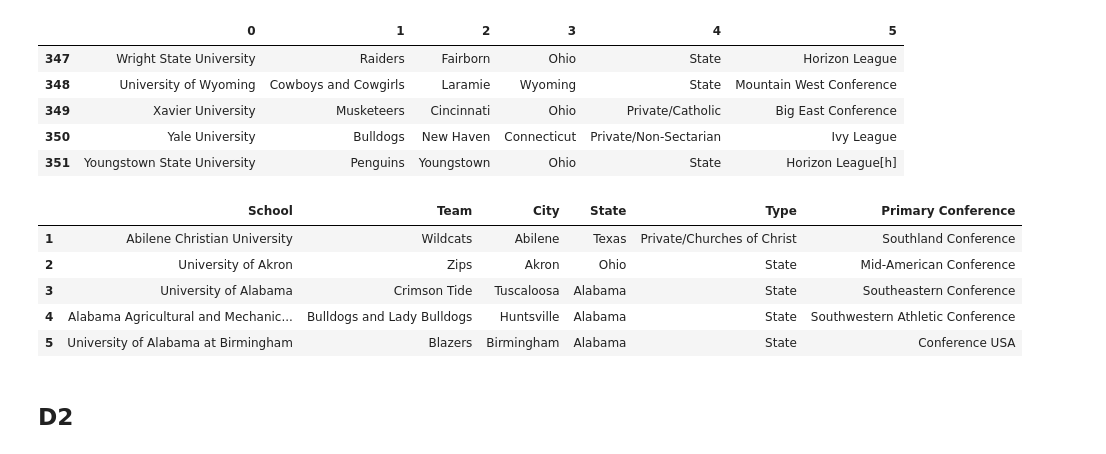
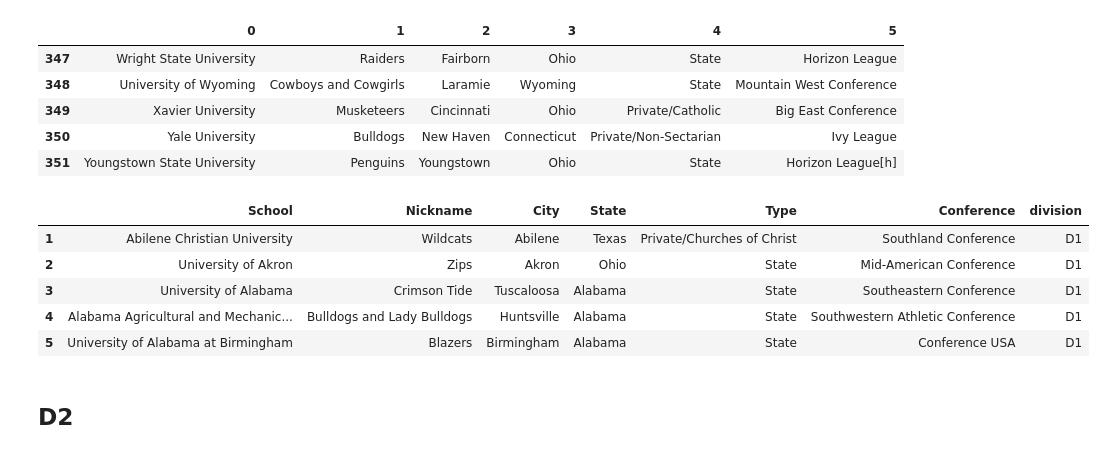
Before and after one commit to mayamadhavan/projects, a Jupyter notebook: project_kojak/1_prepping_data/gathering_other_data.ipynb, the cells around one changed output. Cells and saved outputs as stored; diff of their text form; code cells hidden in the pictures.

```diff
--- a/project_kojak/1_prepping_data/gathering_other_data.ipynb
+++ b/project_kojak/1_prepping_data/gathering_other_data.ipynb
@@ -24,14 +24,16 @@ d1.tail()
 # %%
 d1.columns = d1.iloc[0]
 d1=d1.reindex(d1.index.drop(0))
+d1=d1.rename(columns = {'Team':'Nickname', 'Primary Conference': 'Conference'})
+d1['division']=pd.Series(['D1']*len(d1))
 d1.head()
 # %% [output]
-|  | School | Team | City | State | Type | Primary Conference |
-| 1 | Abilene Christian University | Wildcats | Abilene | Texas | Private/Churches of Christ | Southland Conference |
-| 2 | University of Akron | Zips | Akron | Ohio | State | Mid-American Conference |
-| 3 | University of Alabama | Crimson Tide | Tuscaloosa | Alabama | State | Southeastern Conference |
-| 4 | Alabama Agricultural and Mechanic... | Bulldogs and Lady Bulldogs | Huntsville | Alabama | State | Southwestern Athletic Conference |
-| 5 | University of Alabama at Birmingham | Blazers | Birmingham | Alabama | State | Conference USA |
+|  | School | Nickname | City | State | Type | Conference | division |
+| 1 | Abilene Christian University | Wildcats | Abilene | Texas | Private/Churches of Christ | Southland Conference | D1 |
+| 2 | University of Akron | Zips | Akron | Ohio | State | Mid-American Conference | D1 |
+| 3 | University of Alabama | Crimson Tide | Tuscaloosa | Alabama | State | Southeastern Conference | D1 |
+| 4 | Alabama Agricultural and Mechanic... | Bulldogs and Lady Bulldogs | Huntsville | Alabama | State | Southwestern Athletic Conference | D1 |
+| 5 | University of Alabama at Birmingham | Blazers | Birmingham | Alabama | State | Conference USA | D1 |
 # %% [markdown]
 ## D2
 # %%
```
Also changed, not shown: parts of 14 cells of this notebook, 6 other files.
